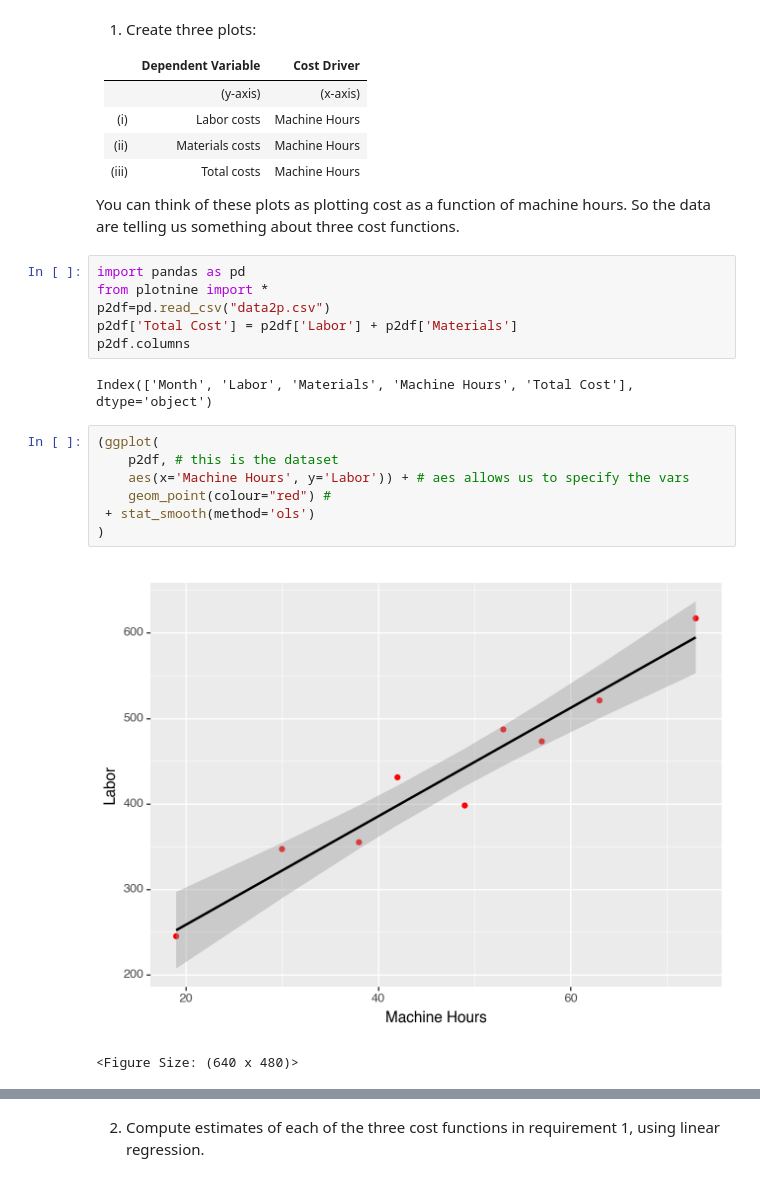
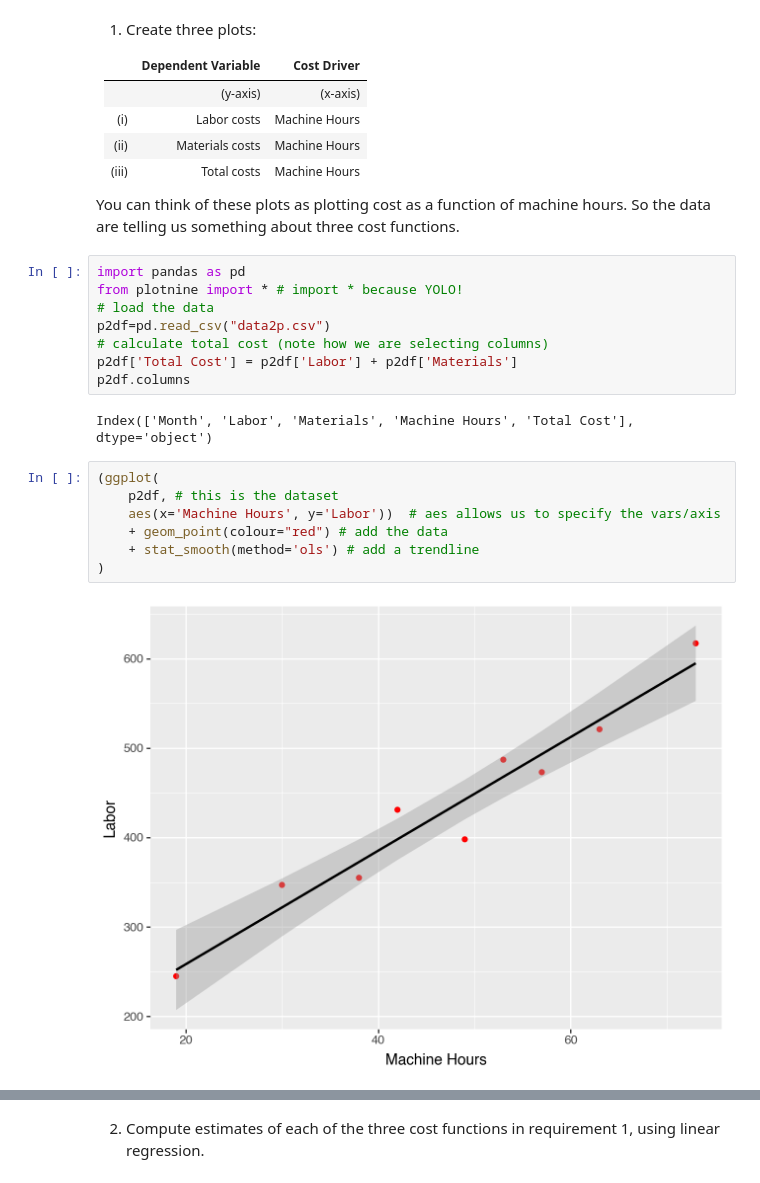
Before and after one commit to ArthurHowardMorris/ArthurHowardMorris.github.io, a Jupyter notebook: assets/slides/acct3210/S3/Lecture3CostEstimation.ipynb, the cells around one changed output, grey strips where cells are left out. Saved outputs shown, nothing was run; the diff lists cells and outputs as text.

```diff
--- a/assets/slides/acct3210/S3/Lecture3CostEstimation.ipynb
+++ b/assets/slides/acct3210/S3/Lecture3CostEstimation.ipynb
@@ -162,8 +171,10 @@ You can think of these plots as plotting cost as a function of machine hours.
 So the data are telling us something about three cost functions.
 # %%
 import pandas as pd
-from plotnine import *
+from plotnine import * # import * because YOLO!
+# load the data
 p2df=pd.read_csv("data2p.csv")
+# calculate total cost (note how we are selecting columns)
 p2df['Total Cost'] = p2df['Labor'] + p2df['Materials']
 p2df.columns
 # %% [output]
@@ -171,12 +182,11 @@ Index(['Month', 'Labor', 'Materials', 'Machine Hours', 'Total Cost'], dtype='obj
 # %%
 (ggplot(
     p2df, # this is the dataset
-    aes(x='Machine Hours', y='Labor')) + # aes allows us to specify the vars
-    geom_point(colour="red") #
- + stat_smooth(method='ols')
+    aes(x='Machine Hours', y='Labor'))  # aes allows us to specify the vars/axis
+    + geom_point(colour="red") # add the data
+    + stat_smooth(method='ols') # add a trendline
 )
 # %% [output]
-[figure, old version]
+[figure, new version]
-<Figure Size: (640 x 480)>
 # %%
 (ggplot(
```
Also changed, not shown: parts of 14 cells of this notebook, 3 other files.
